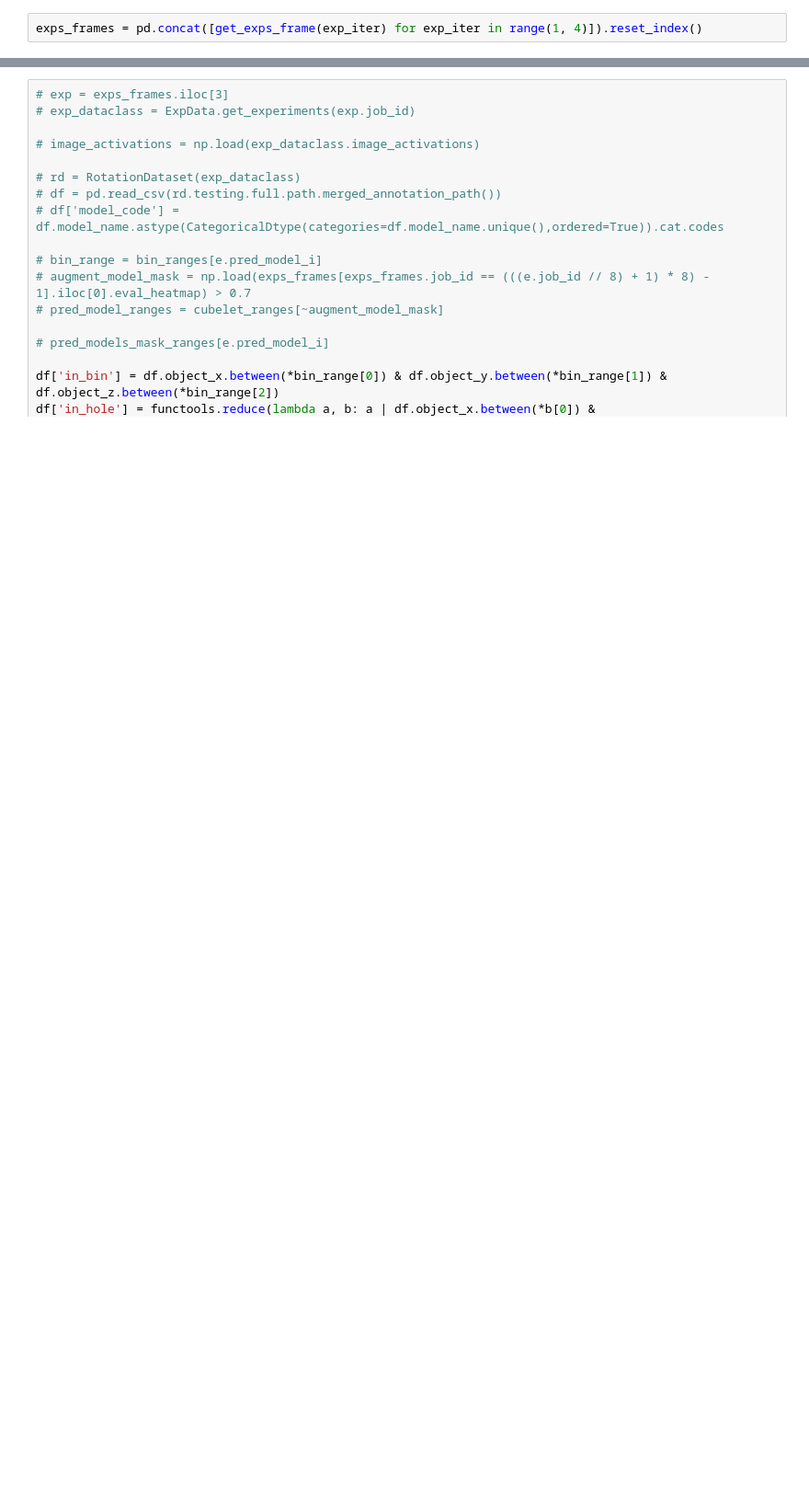
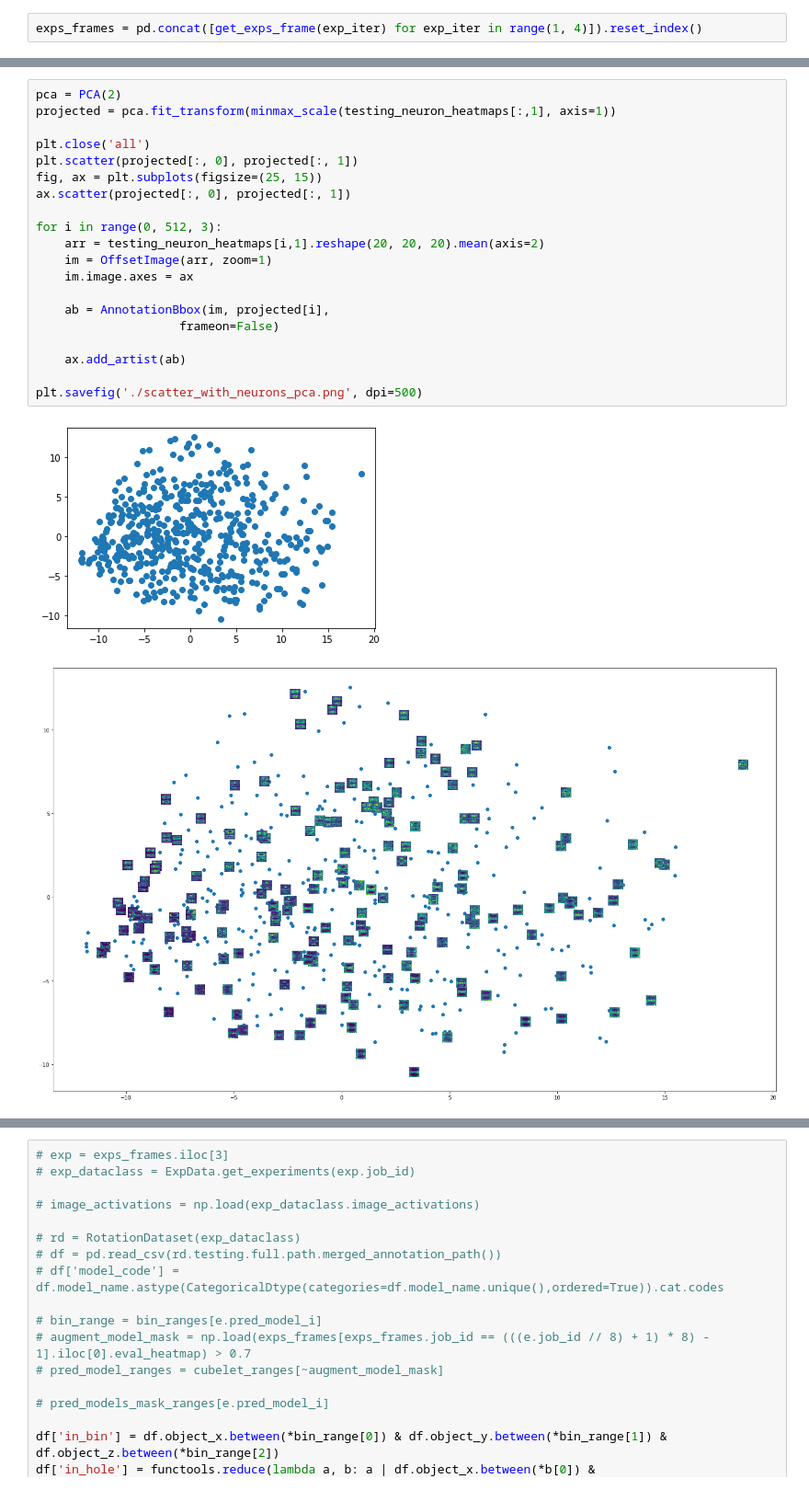
Before and after one commit to avicooper1/OOD_Orientation_Generalization, a Jupyter notebook: notebooks/network_analysis.ipynb, the cells around one changed output, grey strips where cells are left out. Shown at 92% size. Drawn from its saved outputs; the diff is of its cells as text; blank space fills up the shorter version.

```diff
--- a/notebooks/network_analysis.ipynb
+++ b/notebooks/network_analysis.ipynb
@@ -172,0 +354,23 @@ cubelet_ranges
+# %%
+pca = PCA(2)
+projected = pca.fit_transform(minmax_scale(testing_neuron_heatmaps[:,1], axis=1))
+
+plt.close('all')
+plt.scatter(projected[:, 0], projected[:, 1])
+fig, ax = plt.subplots(figsize=(25, 15))
+ax.scatter(projected[:, 0], projected[:, 1])
+
+for i in range(0, 512, 3):
+    arr = testing_neuron_heatmaps[i,1].reshape(20, 20, 20).mean(axis=2)
+    im = OffsetImage(arr, zoom=1)
+    im.image.axes = ax
+
+    ab = AnnotationBbox(im, projected[i],
+                    frameon=False)
+
+    ax.add_artist(ab)
+
+plt.savefig('./scatter_with_neurons_pca.png', dpi=500)
+# %% [output]
+[figure, added]
+[figure, added]
```
Also changed, not shown: parts of 149 cells of this notebook, 10 other files.
